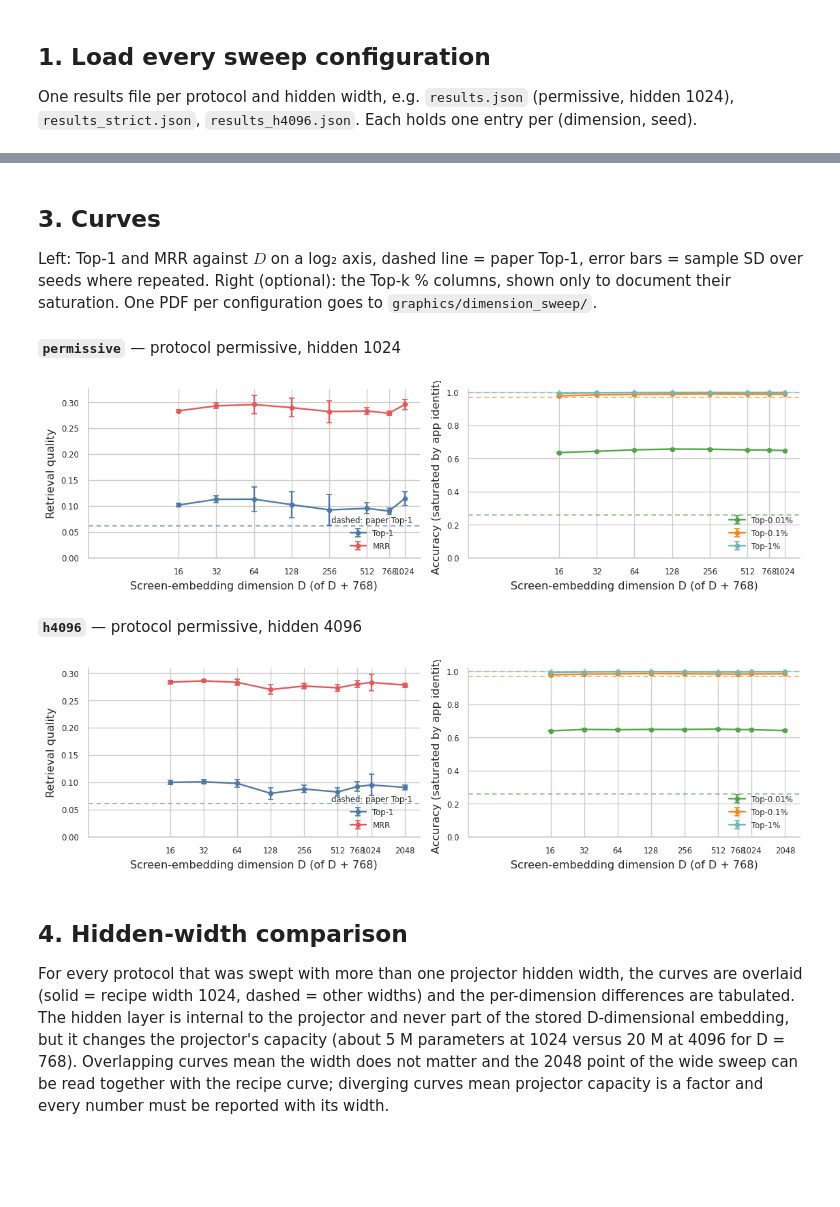
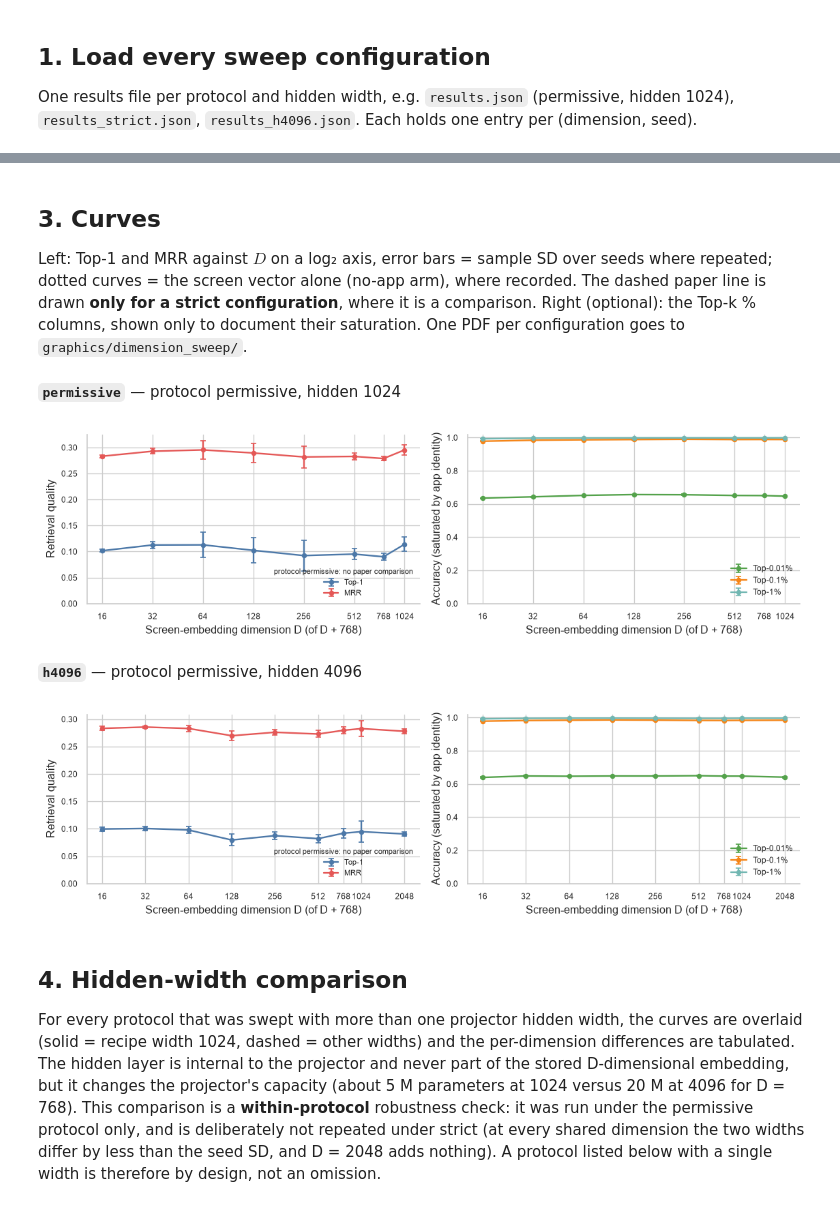
Before and after one commit to yigitBaysoyu/modernizing-screen2vec, a Jupyter notebook: _results_dimension_sweep.ipynb, the cells around one changed output, grey strips where cells are left out. Cells and saved outputs as stored; diff of their text form; code cells hidden in the pictures; blank space fills up the shorter version.

```diff
--- a/_results_dimension_sweep.ipynb
+++ b/_results_dimension_sweep.ipynb
@@ -69,21 +76,27 @@ for path in result_files:
         for seed_key, m in by_seed.items():
             row = {"proj_dim": int(dim_key), "seed": int(seed_key)}
             row.update({k: m.get(k, np.nan) for k in sweep.METRIC_KEYS})
+            row.update({f"noapp_{k}": (m.get("no_app") or {}).get(k, np.nan) for k in sweep.METRIC_KEYS})
             row.update({k: m.get(k) for k in sweep.POPULATION_KEYS})
+            row["trained_in_sweep"] = m.get("trained_in_sweep")
             row["completed_at"] = m.get("completed_at")
             rows.append(row)
     if not rows:
         continue
     name = path.stem.removeprefix("results").lstrip("_") or "permissive"
-    configs[name] = {"meta": data.get("meta", {}), "runs": pd.DataFrame(rows).sort_values(["proj_dim", "seed"])}
+    meta = data.get("meta", {})
+    configs[name] = {"meta": meta, "runs": pd.DataFrame(rows).sort_values(["proj_dim", "seed"]),
+                     "matched": sweep.reference_is_matched(meta)}
 
 overview = pd.DataFrame([{
     "config": name,
     "protocol": c["meta"].get("protocol"),
+    "comparable with paper": "yes" if c["matched"] else "no (orientation only)",
     "hidden_dim": c["meta"].get("hidden_dim"),
     "dims": ", ".join(str(d) for d in sorted(c["runs"]["proj_dim"].unique())),
     "seeds": ", ".join(str(s) for s in sorted(c["runs"]["seed"].unique())),
     "runs": len(c["runs"]),
+    "runs with no-app arm": int(c["runs"]["noapp_top1"].notna().sum()),
     "git": c["meta"].get("git_revision"),
     "trace index coverage": (c["meta"].get("trace_index_meta") or {}).get("coverage"),
 } for name, c in configs.items()])
@@ -186,61 +247,66 @@ for name, c in configs.items():
 # %% [markdown]
 ## 3. Curves
 
-Left: Top-1 and MRR against $D$ on a log₂ axis, dashed line = paper Top-1, error bars = sample SD over seeds where repeated. Right (optional): the Top-k % columns, shown only to document their saturation. One PDF per configuration goes to `graphics/dimension_sweep/`.
+Left: Top-1 and MRR against $D$ on a log₂ axis, error bars = sample SD over seeds where repeated; dotted curves = the screen vector alone (no-app arm), where recorded. The dashed paper line is drawn **only for a strict configuration**, where it is a comparison. Right (optional): the Top-k % columns, shown only to document their saturation. One PDF per configuration goes to `graphics/dimension_sweep/`.
 # %%
-def plot_config(name, summary, meta):
+def plot_config(name, summary, meta, matched, noapp=None):
     dims = summary["proj_dim"].to_numpy()
     multi = (summary["n"] > 1).any()
     n_panels = 2 if SHOW_SATURATED_PANEL else 1
     fig, axes = plt.subplots(1, n_panels, figsize=(FIGSIZE[0] * n_panels, FIGSIZE[1]), squeeze=False)
     axes = axes[0]
 
-    def curve(ax, key, color, label):
-        ax.errorbar(dims, summary[f"{key}_mean"], yerr=summary[f"{key}_std"] if multi else None,
-                    color=color, marker="o", markersize=3.5, linewidth=1.4, capsize=2.5, label=label)
-        if key in PAPER:
+    def curve(ax, key, color, label, source=summary, reference=True, **style):
+        ax.errorbar(source["proj_dim"], source[f"{key}_mean"], yerr=source[f"{key}_std"] if multi else None,
+                    color=color, marker="o", markersize=3.5, linewidth=1.4, capsize=2.5, label=label, **style)
+        if reference and matched and key in PAPER:
             ax.axhline(PAPER[key], color=color, linestyle=(0, (4, 3)), linewidth=1, alpha=0.7)
 
     for ax in axes:
         ax.set_xscale("log", base=2)
         ax.set_xticks(dims)
         ax.set_xticklabels([str(d) for d in dims], fontsize=7)
         ax.minorticks_off()
         ax.set_xlabel("Screen-embedding dimension D (of D + 768)")
         ax.tick_params(labelsize=7)
 
     curve(axes[0], "top1", "#4C78A8", "Top-1")
     curve(axes[0], "mrr", "#E45756", "MRR")
+    if noapp is not None:
+        curve(axes[0], "top1", "#4C78A8", "Top-1, screen vector alone", source=noapp, reference=False, linestyle=":", alpha=0.8)
+        curve(axes[0], "mrr", "#E45756", "MRR, screen vector alone", source=noapp, reference=False, linestyle=":", alpha=0.8)
     axes[0].set_ylim(0, None)
     axes[0].set_ylabel("Retrieval quality")
-    axes[0].legend(frameon=False, fontsize=7, loc="lower right", title="dashed: paper Top-1", title_fontsize=7)
+    axes[0].legend(frameon=False, fontsize=6.5, loc="lower right",
+                   title="dashed: paper Top-1" if matched else f"protocol {meta.get('protocol')}: no paper comparison",
+                   title_fontsize=6.5)
 
     if SHOW_SATURATED_PANEL:
         curve(axes[1], "top001pct", "#54A24B", "Top-0.01%")
         curve(axes[1], "top01pct", "#F58518", "Top-0.1%")
         curve(axes[1], "top1pct", "#72B7B2", "Top-1%")
         axes[1].set_ylim(0, 1.02)
         axes[1].set_ylabel("Accuracy (saturated by app identity)")
         axes[1].legend(frameon=False, fontsize=7, loc="lower right")
 
     fig.tight_layout()
     fig.savefig(PDF_DIR / f"dimension_sweep_{name}.pdf", bbox_inches="tight")
     fig.savefig(PDF_DIR / f"dimension_sweep_{name}.png", bbox_inches="tight")
     display(Markdown(f"**`{name}`** — protocol {meta.get('protocol')}, hidden {meta.get('hidden_dim')}"))
     plt.show()
 
 
 for name, summary in summaries.items():
-    plot_config(name, summary, configs[name]["meta"])
+    plot_config(name, summary, configs[name]["meta"], configs[name]["matched"], summaries_noapp.get(name))
 # %% [output]
 **`permissive`** — protocol permissive, hidden 1024
-[figure, old version]
+[figure, new version]
 **`h4096`** — protocol permissive, hidden 4096
-[figure, old version]
+[figure, new version]
 # %% [markdown]
 ## 4. Hidden-width comparison
 
-For every protocol that was swept with more than one projector hidden width, the curves are overlaid (solid = recipe width 1024, dashed = other widths) and the per-dimension differences are tabulated. The hidden layer is internal to the projector and never part of the stored D-dimensional embedding, but it changes the projector's capacity (about 5 M parameters at 1024 versus 20 M at 4096 for D = 768). Overlapping curves mean the width does not matter and the 2048 point of the wide sweep can be read together with the recipe curve; diverging curves mean projector capacity is a factor and every number must be reported with its width.
+For every protocol that was swept with more than one projector hidden width, the curves are overlaid (solid = recipe width 1024, dashed = other widths) and the per-dimension differences are tabulated. The hidden layer is internal to the projector and never part of the stored D-dimensional embedding, but it changes the projector's capacity (about 5 M parameters at 1024 versus 20 M at 4096 for D = 768). This comparison is a **within-protocol** robustness check: it was run under the permissive protocol only, and is deliberately not repeated under strict (at every shared dimension the two widths differ by less than the seed SD, and D = 2048 adds nothing). A protocol listed below with a single width is therefore by design, not an omission.
 # %%
 by_protocol = {}
 for name, c in configs.items():
```
Also changed, not shown: parts of 7 cells of this notebook, 12 other files.
